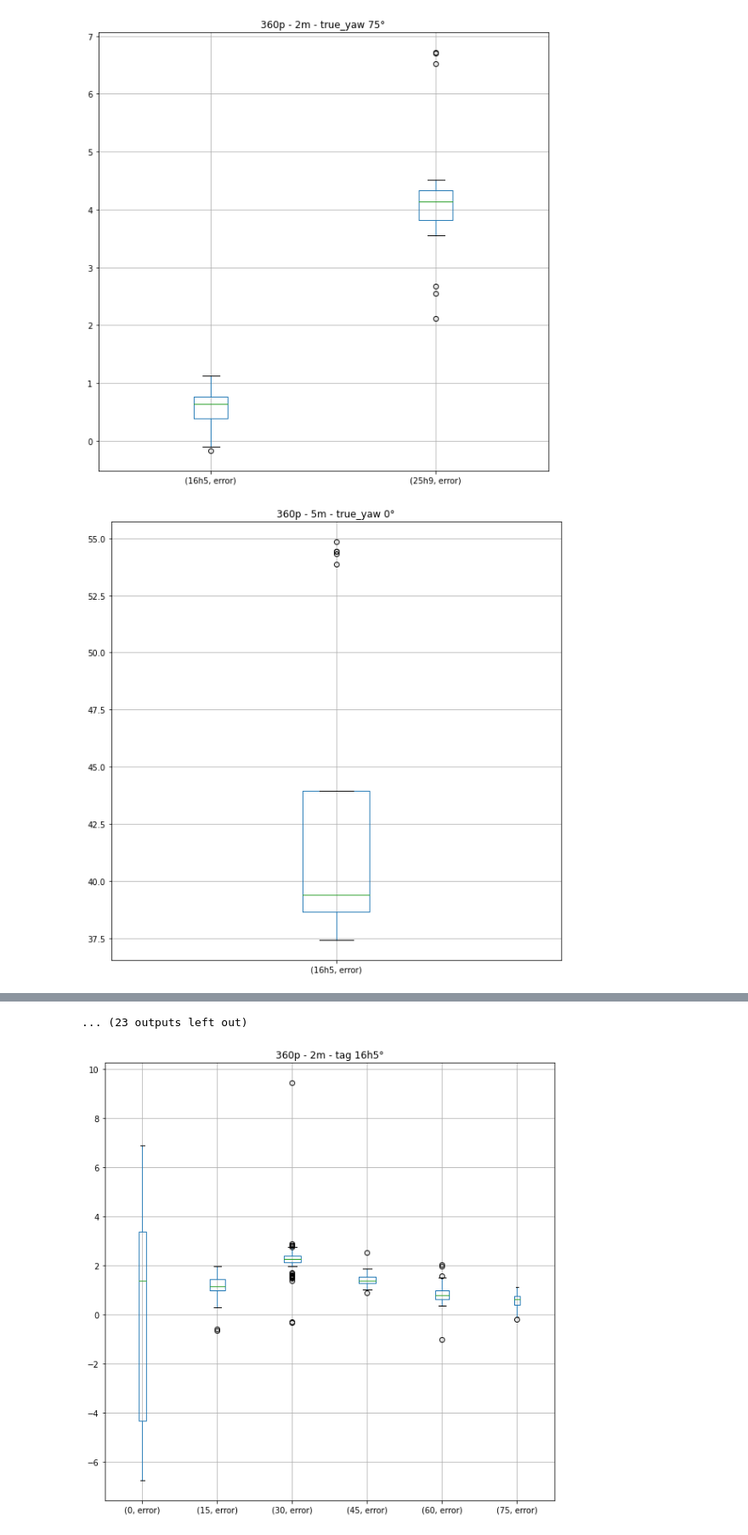
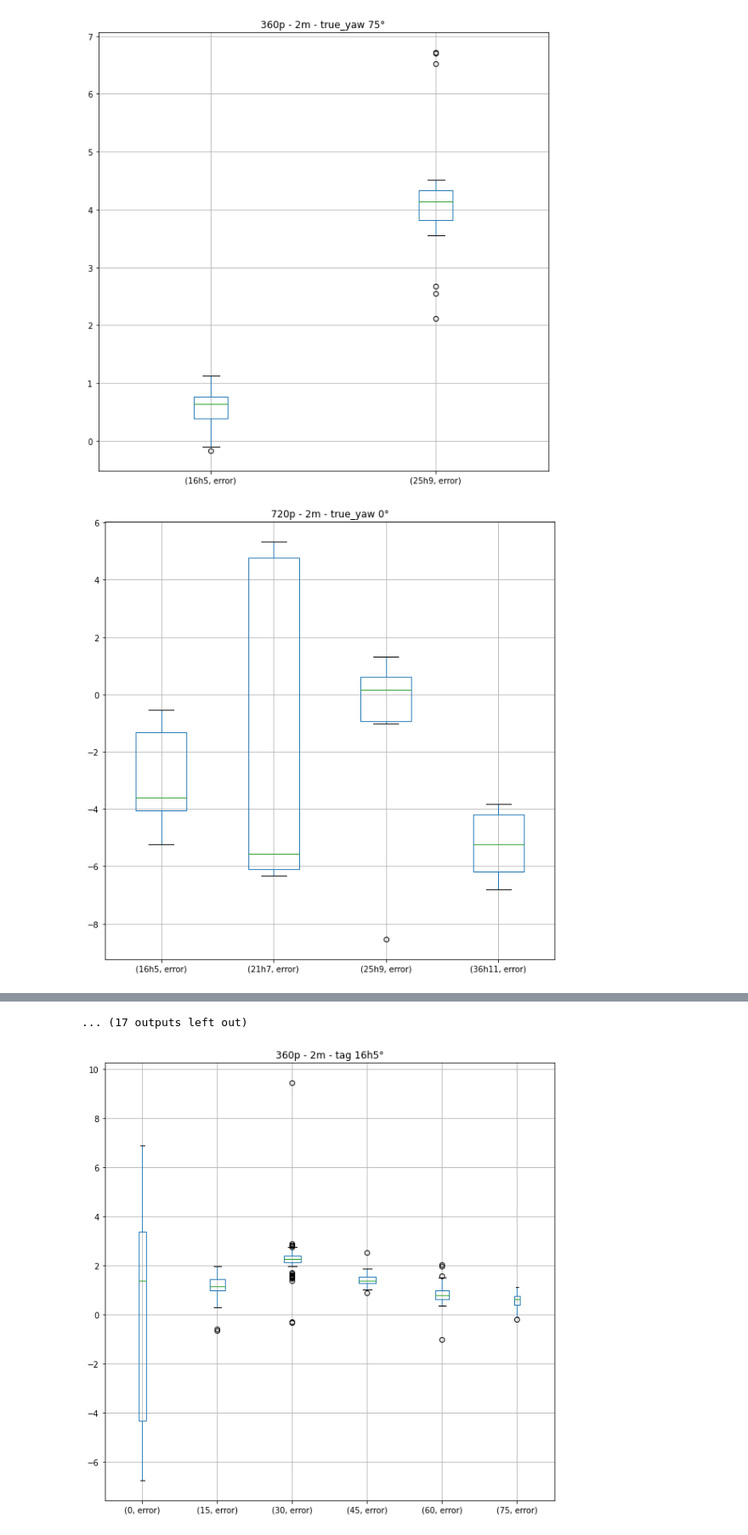
Before and after one commit to hakanErgin/apriltag_test_bench, a Jupyter notebook: analysis/cumulative_rotations.ipynb, the cells around one changed output, grey strips where cells are left out. Shown at 85% size. Saved outputs shown, nothing was run; the diff lists cells and outputs as text; code cells hidden in the pictures.

Commit message:
if not (res == '360' and distance == '5m')

```diff
--- a/analysis/cumulative_rotations.ipynb
+++ b/analysis/cumulative_rotations.ipynb
@@ -25,24 +25,24 @@ for filename in all_files:
 # %%
 for res in df_groupby_res.keys(): # res
     for distance in sorted(df_groupby_res[res].keys()): # distance
         df = pd.concat(df_groupby_res[res][distance]).reset_index().rename({'level_0': 'tag'}, axis=1).drop(columns=['level_1'], axis=1)
         # print(df.tag.unique())
         for i,true_yaw in enumerate(sorted(df.true_yaw.unique())):
             if not math.isnan(true_yaw):
-                # print(res, distance, true_yaw)
-                grouped_df = df.loc[df['true_yaw']==true_yaw].groupby('tag')
+                if not (res == '360' and distance == '5m'): # this condition is useless info
+                    grouped_df = df.loc[df['true_yaw']==true_yaw].groupby('tag')
 
-                fig, ax = plt.subplots()
-                grouped_df.boxplot(column=['error'], subplots=False)
-                title = '{}p - {} - true_yaw {}°'.format(res, distance, true_yaw, by='sdfs')
-                ax.set_title(title)
-                fig.set_size_inches(10,10)
-                plt.show()
+                    fig, ax = plt.subplots()
+                    grouped_df.boxplot(column=['error'], subplots=False)
+                    title = '{}p - {} - true_yaw {}°'.format(res, distance, true_yaw, by='sdfs')
+                    ax.set_title(title)
+                    fig.set_size_inches(10,10)
+                    plt.show()
 # %% [output]
 [figure]
 [figure]
 [figure]
 [figure]
 [figure]
 [figure]
-[figure, old version]
+[figure, new version]
@@ -54,4 +54,4 @@ for res in df_groupby_res.keys(): # res
-... (23 outputs left out)
+... (17 outputs left out)
 # %%
 for res in df_groupby_res.keys(): # res
     for distance in sorted(df_groupby_res[res].keys()): # distance
```
Also changed, not shown: parts of 1 cell of this notebook.
